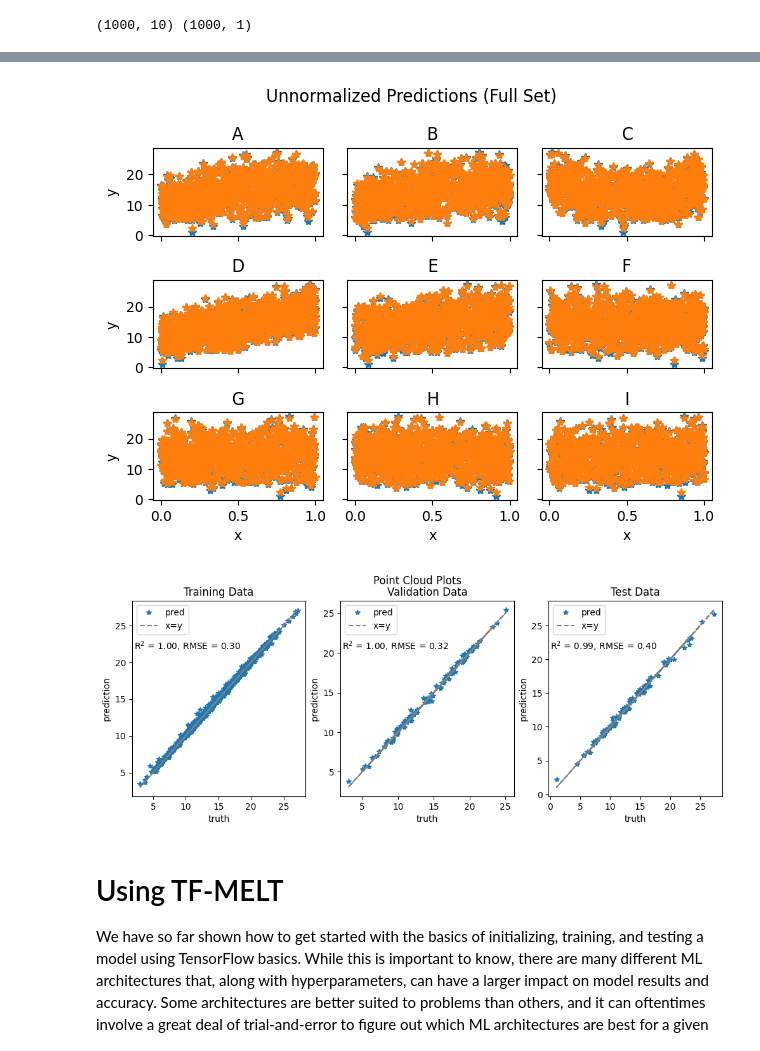
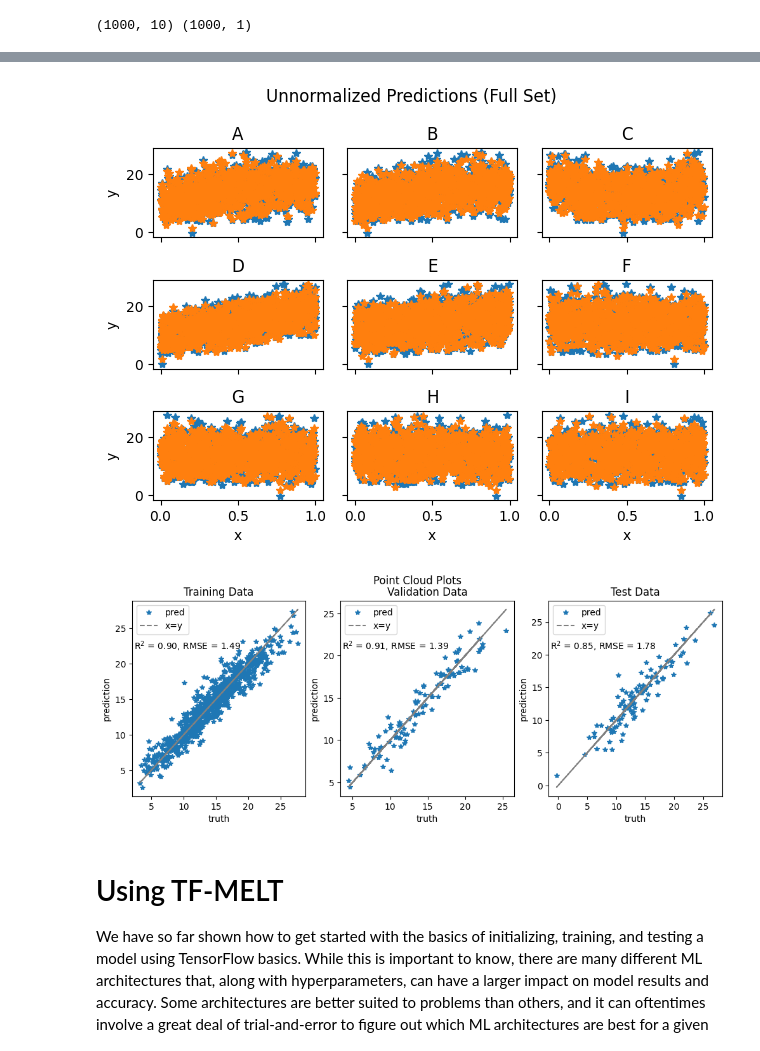
Before and after one commit to NREL/AI, a Jupyter notebook: supervised/regression/artificial_neural_networks_tf.ipynb, the cells around one changed output, grey strips where cells are left out. Cells and saved outputs as stored; diff of their text form; code cells hidden in the pictures.

```diff
--- a/supervised/regression/artificial_neural_networks_tf.ipynb
+++ b/supervised/regression/artificial_neural_networks_tf.ipynb
@@ -111,23 +115,23 @@ from tensorflow.keras.layers import Input, Dense
 from tensorflow.keras.models import Model
 from tensorflow.keras.regularizers import l2
 
-# Form the model using TensorFlow functional form
-width = 32
-l2_norm = 1e-2
-# Input layer is the same width as the number of features
+# Define some model hyperparameters
+width = 8
+l2_norm = 1e-3
+
+# Now we can form the model using TensorFlow functional API
+
+# Input layer connecting input features to the hidden layers
 inputs = Input(shape=(None, n_feats))
-# Hidden layer with "width" number of neurons and relu activation
 xtmp = Dense(width, activation='relu', kernel_regularizer=l2(l2_norm))(inputs)
-# A second hidden layer with "width" neurons and relu activation
+# Three hidden layers with "width" number of neurons, relu activation, and L2 regularization
 xtmp = Dense(width, activation='relu', kernel_regularizer=l2(l2_norm))(xtmp)
-# A third hidden layer with "width" neurons and relu activation
+xtmp = Dense(width, activation='relu', kernel_regularizer=l2(l2_norm))(xtmp)
 xtmp = Dense(width, activation='relu', kernel_regularizer=l2(l2_norm))(xtmp)
 # Output layer with 1 neuron because there is only 1 output feature
 xout = Dense(1, activation=None)(xtmp)
 
 # Define the model
 model = Model(inputs=inputs, outputs=xout)
-
 model.summary()
-# plot_model(model, show_shapes=True)
 # %% [output]
@@ -151,7 +153,12 @@ Trainable params: 2,497
 Non-trainable params: 0
 _________________________________________________________________
 # %%
-# Now, we compile the model with Adam optimizer
+# Now, we compile the model with Adam optimizer and mean squared error loss
 from tensorflow.keras.optimizers import Adam
-optimizer = Adam(learning_rate=1e-3)
+
+# Set the learning rate
+learning_rate = 1e-3
+# Set the optimizer
+optimizer = Adam(learning_rate=learning_rate)
+# Compile the model
 model.compile(loss="mse", optimizer=optimizer)
@@ -173,7 +191,7 @@ history = model.fit(
     x_train,
     y_train,
     validation_data=(x_val, y_val),
-    epochs=500,
+    epochs=100,
     batch_size=32,
     shuffle=True,
 )
@@ -243,7 +272,7 @@ fig.suptitle('Unnormalized Predictions (Full Set)')
 fig.tight_layout()
 plt.show()
 # %% [output]
-[figure, old version]
+[figure, new version]
 # %%
 # Compute some statistics on the fit
 from sklearn.metrics import mean_squared_error
@@ -251,7 +280,7 @@ def pred_stats(pred, truth):
     rss = np.sum((pred - truth) ** 2)
     tss = np.sum((truth - np.mean(truth)) ** 2)
     r_sq = 1 - rss / tss
-    rmse = np.sqrt(mean_squared_error(truth, pred))
+    rmse = np.sqrt(np.sum((truth-pred)**2, axis=0)/pred.shape[0])
     return r_sq, rmse
 
 # Training data
@@ -262,34 +291,34 @@ r_sq_test, rmse_test = pred_stats(pred_test, y_test_real)
 # Visualize the predictions using a cloud plot
 fig, (ax1, ax2, ax3) = plt.subplots(1, 3, figsize=(12, 4))
 # Train plot
 ax1.plot(y_train_real, pred_train, marker="*", linestyle="None", label="pred")
 ax1.plot(y_train_real, y_train_real, linestyle="dashed", label="x=y", color="grey")
 ax1.text(x=0.01, y=0.75, s=rf"R$^2$ = {r_sq_train:0.2f}, RMSE = {rmse_train:0.2f}", transform=ax1.transAxes)
 ax1.legend()
 ax1.set_xlabel("truth")
 ax1.set_ylabel("prediction")
 ax1.set_title("Training Data")
 # Validation plot
 ax2.plot(y_val_real, pred_val, marker="*", linestyle="None", label="pred")
 ax2.plot(y_val_real, y_val_real, linestyle="dashed", label="x=y", color="grey")
 ax2.text(x=0.01, y=0.75, s=rf"R$^2$ = {r_sq_val:0.2f}, RMSE = {rmse_val:0.2f}", transform=ax2.transAxes)
 ax2.legend()
 ax2.set_xlabel("truth")
 ax2.set_ylabel("prediction")
 ax2.set_title("Validation Data")
 # Test plot
 ax3.plot(y_test_real, pred_test, marker="*", linestyle="None", label="pred")
 ax3.plot(y_test_real, y_test_real, linestyle="dashed", label="x=y", color="grey")
 ax3.text(x=0.01, y=0.75, s=rf"R$^2$ = {r_sq_test:0.2f}, RMSE = {rmse_test:0.2f}", transform=ax3.transAxes)
 ax3.legend()
 ax3.set_xlabel("truth")
 ax3.set_ylabel("prediction")
 ax3.set_title("Test Data")
 
 fig.suptitle('Point Cloud Plots')
 plt.show()
 # %% [output]
-[figure, old version]
+[figure, new version]
 # %% [markdown]
 # Using TF-MELT
 We have so far shown how to get started with the basics of initializing, training, and testing a model using TensorFlow basics. While this is important to know, there are many different ML architectures that, along with hyperparameters, can have a larger impact on model results and accuracy. Some architectures are better suited to problems than others, and it can oftentimes involve a great deal of trial-and-error to figure out which ML architectures are best for a given dataset and desired outcomes.
```
Also changed, not shown: parts of 38 cells of this notebook, 1 other file.
